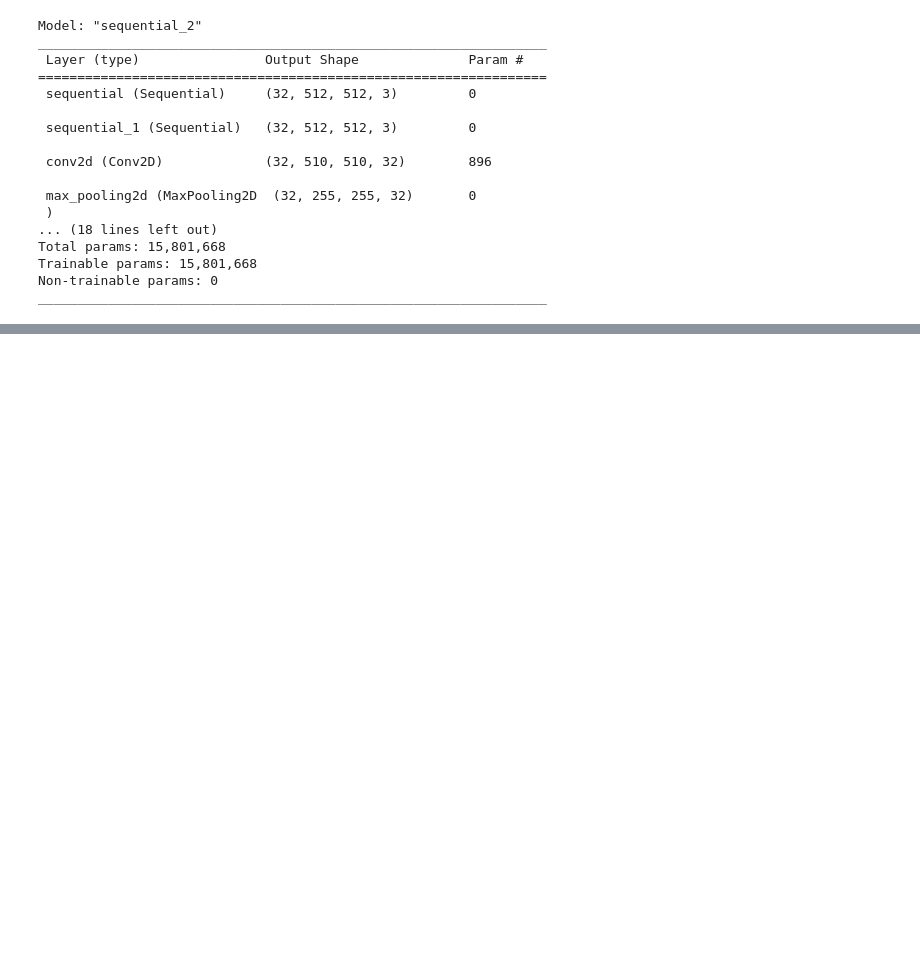
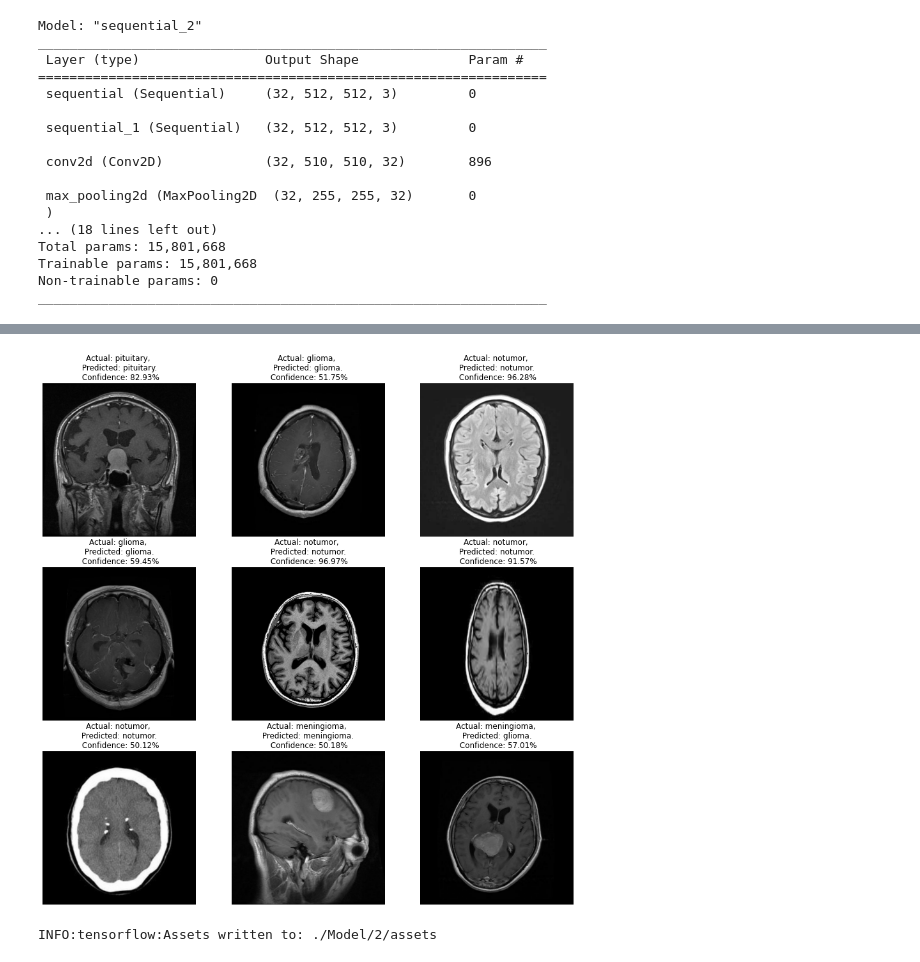
Before and after one commit to Bunthong1/Brain_Tumor_Detection, a Jupyter notebook: Tumor_detection.ipynb, the cells around one changed output, grey strips where cells are left out. Cells and saved outputs as stored; diff of their text form; code cells hidden in the pictures; blank space fills up the shorter version.

```diff
--- a/Tumor_detection.ipynb
+++ b/Tumor_detection.ipynb
@@ -151,0 +187,31 @@ Epoch 9/30
+# %%
+def predict(model, img):
+    img_array = tf.keras.preprocessing.image.img_to_array(images[i].numpy())
+    img_array = tf.expand_dims(img_array, 0)
+
+    prediction = model.predict(img_array)
+
+    predicted_class = class_names[np.argmax(prediction[0])]
+    confidence = round(100 * (np.max(prediction[0])), 2)
+
+    return predicted_class, confidence
+# %%
+plt.figure(figsize=(15,15))
+
+for images, labels in test_ds.take(1):
+    for i in range(9):
+        ax = plt.subplot(3,3, i+1)
+        plt.imshow(images[i].numpy().astype("uint8"))
+        predicted_class, confidence = predict(model, images[i].numpy())
+        actual_class = class_names[labels[i]]
+
+        plt.title(f"Actual: {actual_class}, \n Predicted: {predicted_class}. \n Confidence: {confidence}%")
+        plt.axis("off")
+# %% [output]
+[figure, added]
+# %%
+import os
+model_version = max([int(i) for i  in os.listdir("./Model")[1:]]) + 1
+model.save(f"./Model/{model_version}")
+# %% [output]
+INFO:tensorflow:Assets written to: ./Model/2/assets
```
Also changed, not shown: parts of 11 cells of this notebook.
